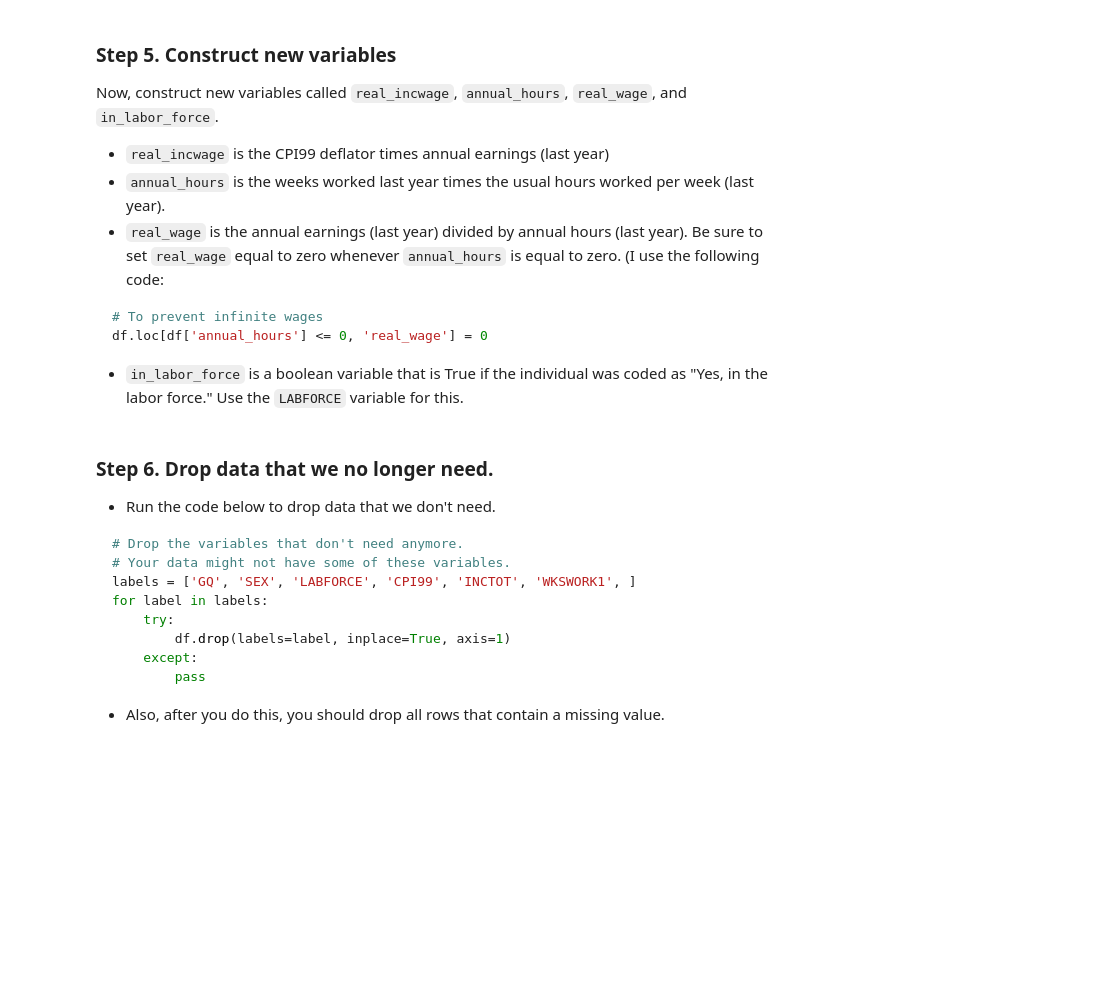
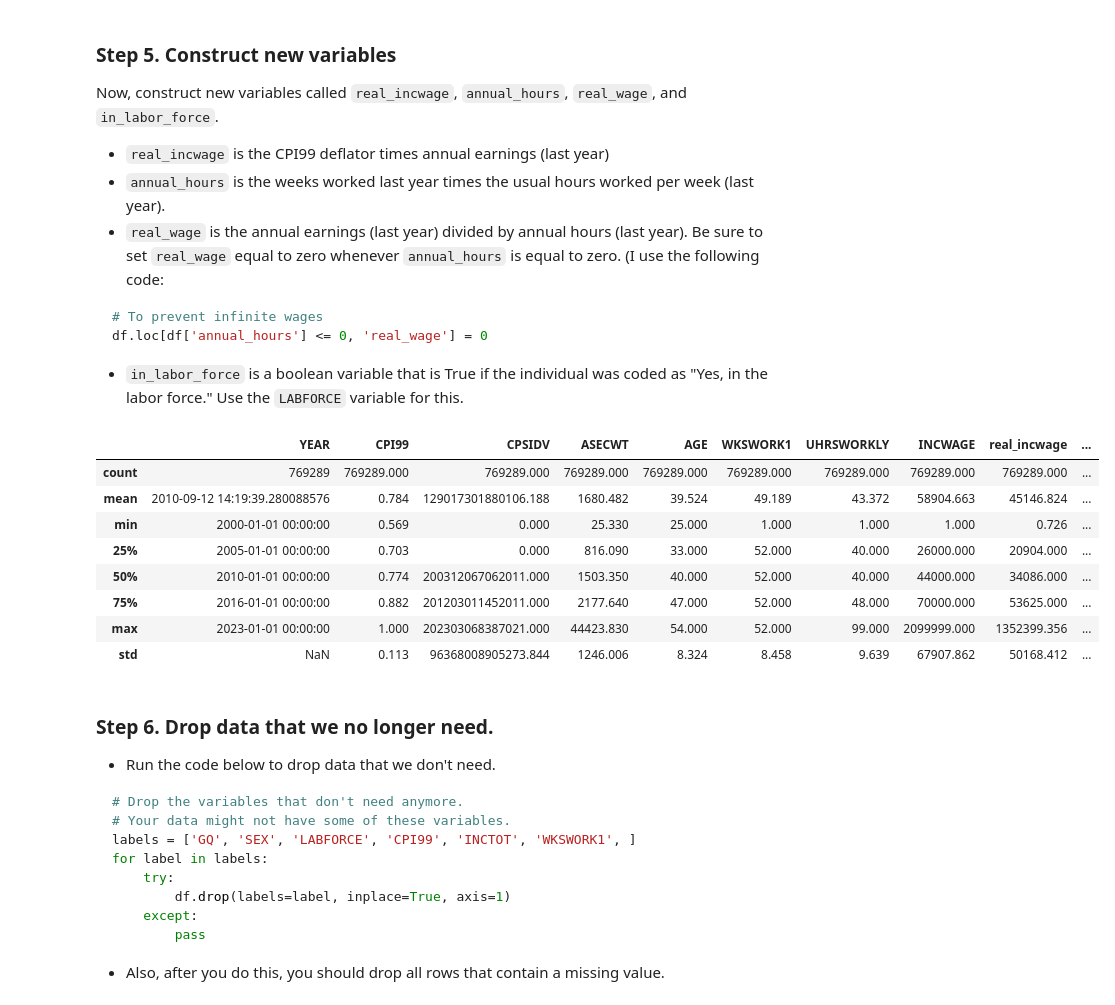
Before and after one commit to finm-32900/textbook, a Jupyter notebook: case_studies/atlanta_fed_wage_growth_tracker/src/01_wage_growth_during_the_recession.ipynb, the cells around one changed output. Saved outputs shown, nothing was run; the diff lists cells and outputs as text; code cells hidden in the pictures; blank space fills up the shorter version.

````diff
--- a/case_studies/atlanta_fed_wage_growth_tracker/src/01_wage_growth_during_the_recession.ipynb
+++ b/case_studies/atlanta_fed_wage_growth_tracker/src/01_wage_growth_during_the_recession.ipynb
@@ -282,0 +235,3 @@ df.loc[df['SEX'] == 9, 'SEX'] = np.nan
+# %%
+df = load_cps.load_clean(DATA_DIR)
+df.describe()
@@ -293,11 +258,6 @@ For example, your code might start like this:
 # GQ = 0 for vacant units, 1 for Households, 2 for group quarters
 df = df[df['GQ'] == 1]
 ```
-# %%
-## Select desired subsample
-# GQ = 0 for vacant units, 1 for Households, 2 for group quarters
-df = df[df['GQ'] == 1]
-#  df['SEX'] = 1 for male
-df = df[df['SEX'] == 1]
-df = df[(df['AGE'] >= 25) & (df['AGE'] <=54) ]
-df = df[df['INCWAGE'] > 0]
+# %%
+df = wage_growth_analytics.s04_subsample(df)
+df.describe()
@@ -314,17 +284,19 @@ Now, construct new variables called `real_incwage`, `annual_hours`, `real_wage`,
 df.loc[df['annual_hours'] <= 0, 'real_wage'] = 0
  ```
  - `in_labor_force` is a boolean variable that is True if the individual was coded as "Yes, in the labor force." Use the `LABFORCE` variable for this.
-# %%
-## Construct New Variables
-
-df['real_incwage'] = df['CPI99'] * df['INCWAGE']
-df['annual_hours'] = df['WKSWORK1'] * df['UHRSWORKLY']
-df['real_wage'] = df['real_incwage'] / df['annual_hours']
-# To prevent infinite wages
-df.loc[df['annual_hours'] <= 0, 'real_wage'] = 0
-
-# Create
-df['in_labor_force'] = df['LABFORCE'] == 2
+# %%
+df = wage_growth_analytics.s05_new_vars(df)
+df.describe()
+# %% [output]
+|  | YEAR | CPI99 | CPSIDV | ASECWT | AGE | WKSWORK1 | UHRSWORKLY | INCWAGE | real_incwage | ... |
+| count | 769289 | 769289.000 | 769289.000 | 769289.000 | 769289.000 | 769289.000 | 769289.000 | 769289.000 | 769289.000 | ... |
+| mean | 2010-09-12 14:19:39.280088576 | 0.784 | 129017301880106.188 | 1680.482 | 39.524 | 49.189 | 43.372 | 58904.663 | 45146.824 | ... |
+| min | 2000-01-01 00:00:00 | 0.569 | 0.000 | 25.330 | 25.000 | 1.000 | 1.000 | 1.000 | 0.726 | ... |
+| 25% | 2005-01-01 00:00:00 | 0.703 | 0.000 | 816.090 | 33.000 | 52.000 | 40.000 | 26000.000 | 20904.000 | ... |
+| 50% | 2010-01-01 00:00:00 | 0.774 | 200312067062011.000 | 1503.350 | 40.000 | 52.000 | 40.000 | 44000.000 | 34086.000 | ... |
+| 75% | 2016-01-01 00:00:00 | 0.882 | 201203011452011.000 | 2177.640 | 47.000 | 52.000 | 48.000 | 70000.000 | 53625.000 | ... |
+| max | 2023-01-01 00:00:00 | 1.000 | 202303068387021.000 | 44423.830 | 54.000 | 52.000 | 99.000 | 2099999.000 | 1352399.356 | ... |
+| std | NaN | 0.113 | 96368008905273.844 | 1246.006 | 8.324 | 8.458 | 9.639 | 67907.862 | 50168.412 | ... |
 # %% [markdown]
 ### Step 6. Drop data that we no longer need.
 
````
Also changed, not shown: parts of 41 cells of this notebook, 9 other files.
